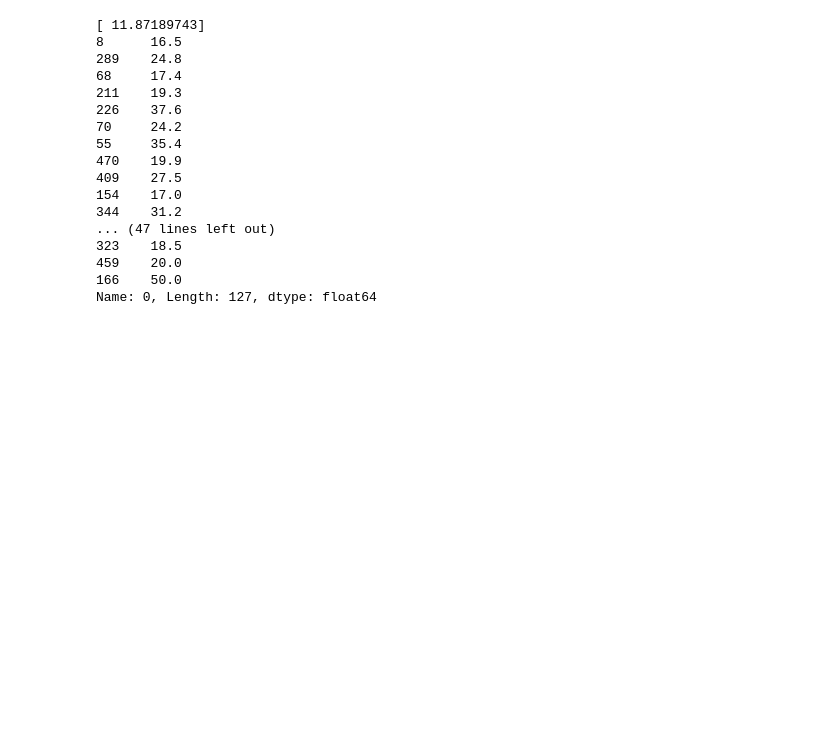
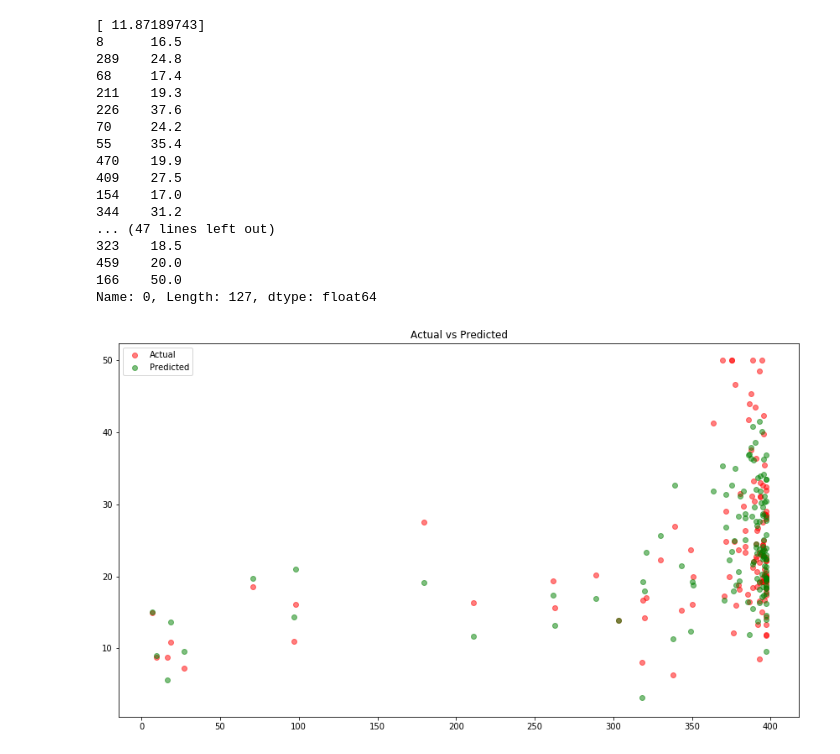
Before and after one commit to shakkhor/ML-Tinkerer, a Jupyter notebook: Apartment Pricing/Apartment Pricing.ipynb, the cells around one changed output. Saved outputs shown, nothing was run; the diff lists cells and outputs as text; code cells hidden in the pictures; blank space fills up the shorter version.

Commit message:
Comparison Figure Added

```diff
--- a/Apartment Pricing/Apartment Pricing.ipynb
+++ b/Apartment Pricing/Apartment Pricing.ipynb
@@ -93,3 +95,16 @@ print(y_test[0])
 459    20.0
 166    50.0
 Name: 0, Length: 127, dtype: float64
+# %%
+fig = plt.figure(figsize = (32,18))
+plt.subplot2grid ((2,2),(0,0))
+plt.scatter(x_test['B'],y_test[0], alpha = 0.5, color='red', label= 'Actual')
+
+
+plt.scatter(x_test['B'],dam_nirnoy, alpha = 0.5, color = 'green', label ='Predicted')
+plt.title('Actual vs Predicted')
+plt.legend()
+fig.savefig('fig')
+#plt.show()
+# %% [output]
+[figure, added]
```
Also changed, not shown: parts of 2 cells of this notebook, 1 other file.
